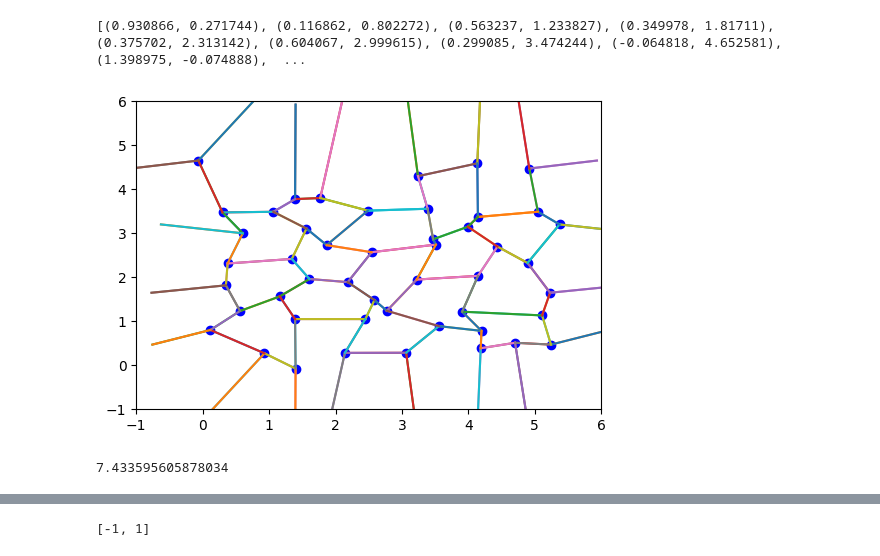
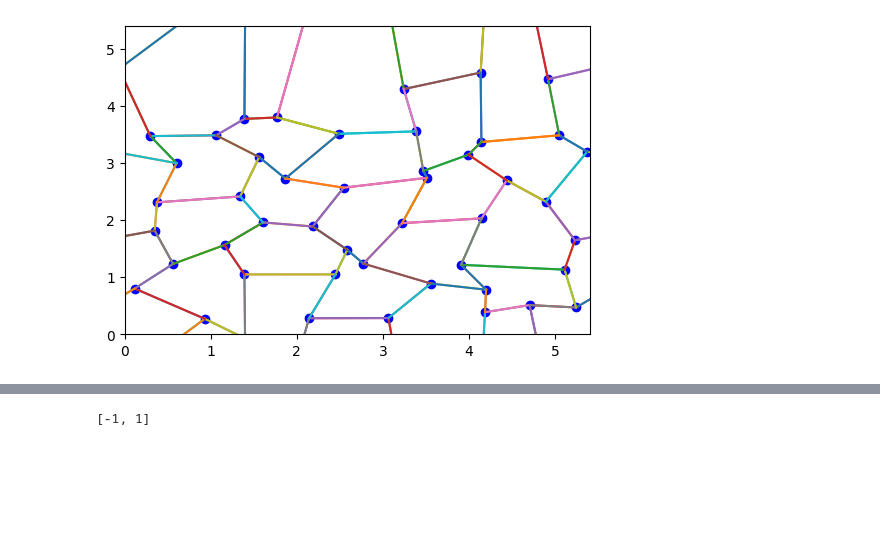
Before and after one commit to tylerrchang/vertex-model-official, a Jupyter notebook: testing.ipynb, the cells around one changed output, grey strips where cells are left out. Saved outputs shown, nothing was run; the diff lists cells and outputs as text; code cells hidden in the pictures; blank space fills up the shorter version.

```diff
--- a/testing.ipynb
+++ b/testing.ipynb
@@ -19,17 +29,15 @@ import parsing
 # %%
 data = parsing.read_data(
     os.path.join("data", "network_vertices.txt"),
-    os.path.join("data", "cell_indices.txt"), 6, 6
+    os.path.join("data", "cell_indices.txt"), 5.5, 5.5
 )
-# %% [output]
-[(0.930866, 0.271744), (0.116862, 0.802272), (0.563237, 1.233827), (0.349978, 1.81711), (0.375702, 2.313142), (0.604067, 2.999615), (0.299085, 3.474244), (-0.064818, 4.652581), (1.398975, -0.074888),  ...
 # %%
 # This chunk graphs t = 0
 # general setup
 fig = plt.figure(figsize = (6,4))
 ax = fig.add_subplot(1, 1, 1)
-plt.xlim(-1, 6)
-plt.ylim(-1, 6)
+plt.xlim(0, 5.4)
+plt.ylim(0, 5.4)
 # graph vertices
 for v in data.vert_list:
     plt.scatter(v.x, v.y, c = "blue")
@@ -52,7 +60,8 @@ for cell in data.cell_list:
         y1 = cell.vert_obj_list[i].y
         x2 = cell.vert_obj_list[(i + 1) % len(cell.vert_obj_list)].x
         y2 = cell.vert_obj_list[(i + 1) % len(cell.vert_obj_list)].y
-        # if any boundaries broken, must check boundaries
+        # if any boundaries broken, must check which boundaries
+        # then draw 2 segments connecting to the edge of the border
         if abs(x1 - x2) > data.lx / 2 or abs(y1 - y2) > data.ly / 2:
             # segment 1
             if abs(x1 - x2) > data.lx / 2:
@@ -62,35 +71,32 @@ for cell in data.cell_list:
                     x1 += data.lx
             if abs(y1 - y2) > data.ly / 2:
                 if y1 > y2:
                     y2 += data.lx
                 else:
                     y1 += data.lx
             ax.plot([x1, x2],
                     [y1, y2])
             # segment 2
             x1 = cell.vert_obj_list[i].x
             y1 = cell.vert_obj_list[i].y
             x2 = cell.vert_obj_list[(i + 1) % len(cell.vert_obj_list)].x
             y2 = cell.vert_obj_list[(i + 1) % len(cell.vert_obj_list)].y
             if abs(x1 - x2) > data.lx / 2:
                 if x1 > x2:
                     x1 -= data.lx
                 else:
                     x2 -= data.lx
             if abs(y1 - y2) > data.ly / 2:
                 if y1 > y2:
                     y1 -= data.lx
                 else:
                     y2 -= data.lx
             ax.plot([x1, x2],
                     [y1, y2])
         # no boundaries broken
+        # when no periodic boundaries broken, just draw one segment
         else:
             ax.plot([x1, x2],
                     [y1, y2])
 # %% [output]
-[figure, old version]
+[figure, new version]
-# %%
-data.cell_list[0].perimeter
-# %% [output]
-7.433595605878034
```
Also changed, not shown: parts of 32 cells of this notebook, 4 other files.
